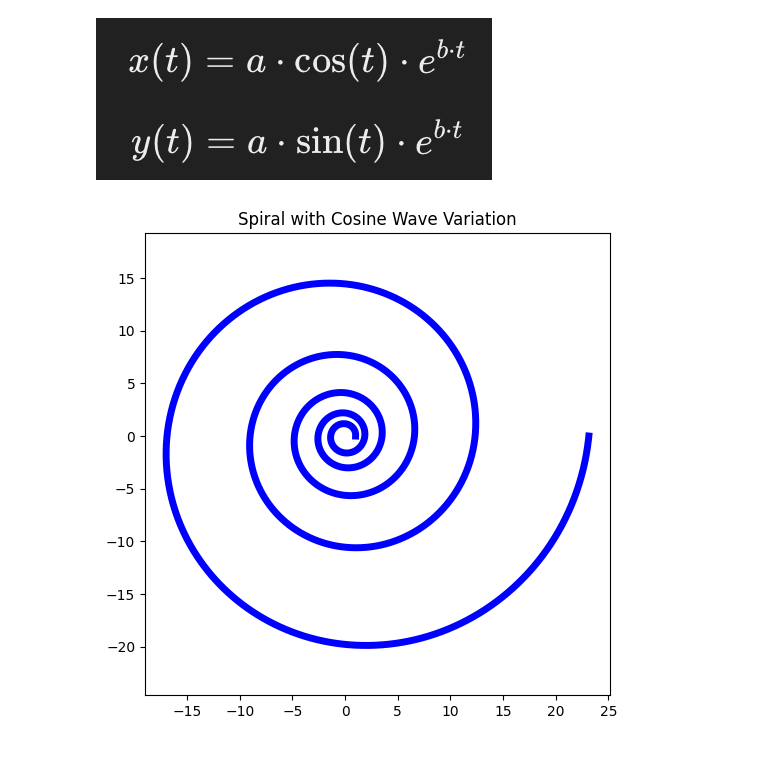
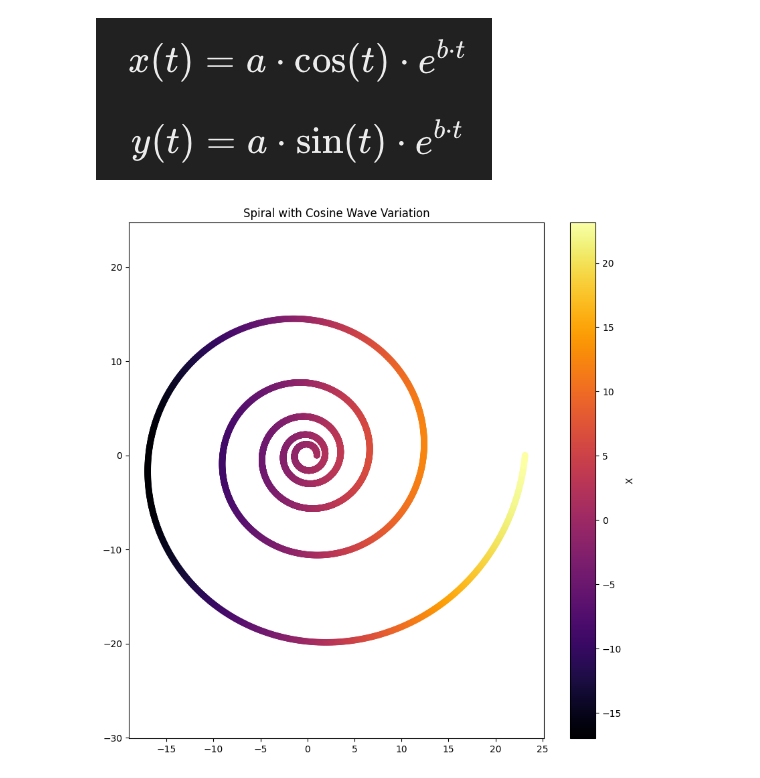
Before and after one commit to Hsieh121/generative_ai, a Jupyter notebook: HW1.ipynb, the cells around one changed output. Saved outputs shown, nothing was run; the diff lists cells and outputs as text; code cells hidden in the pictures.

```diff
--- a/HW1.ipynb
+++ b/HW1.ipynb
@@ -12,23 +14,24 @@ import seaborn as sns
 # %%
 
 
 def spiral_cosine_wave(t, a=1, b=0.1):
     # 用sin和cos和參數 a, b 生成螺旋線
     x = a * np.cos(t) * np.exp(b * t)
     y = a * np.sin(t) * np.exp(b * t)
     return x, y
 
 # 創建角度範圍(0 ~ 10pi)，以 t 表示
 t = np.linspace(0, 10 * np.pi, 5000)
 
 #帶入公式
 x, y = spiral_cosine_wave(t)
 
 # 畫出螺旋線
-plt.figure(figsize=(6, 6)) #設定圖形大小
-plt.plot(x, y, color='blue',linewidth=5) #調整線的顏色為藍色，寬度為5
+plt.figure(figsize=(10, 10)) #設定圖形大小
+plt.scatter(x, y, c=x, cmap='inferno', linewidths=1) #調整線的顏色根據x的範圍有所變化，寬度為1
 plt.title("Spiral with Cosine Wave Variation")  #標題
 plt.axis('equal') #兩個軸的單位長度設為相同，避免變形
+plt.colorbar(label='X') #顯示不同Ｘ值對應到的顏色
 plt.show() #顯示圖形
 # %% [output]
-[figure, old version]
+[figure, new version]
```
Also changed, not shown: parts of 1 cell of this notebook.
